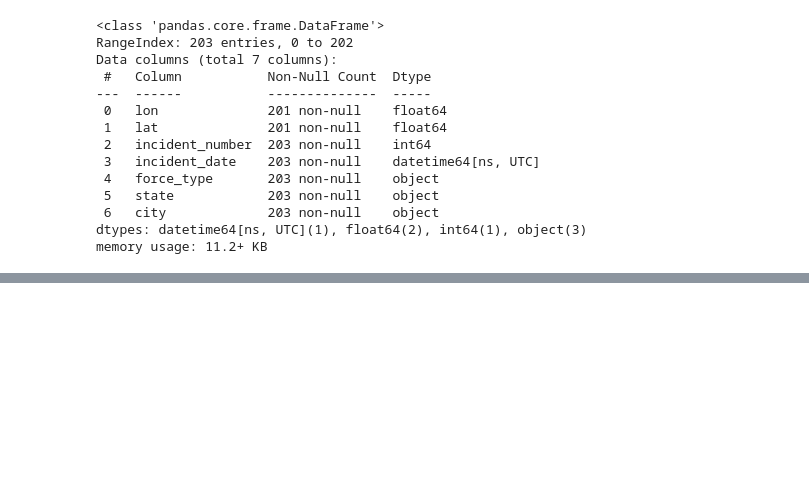
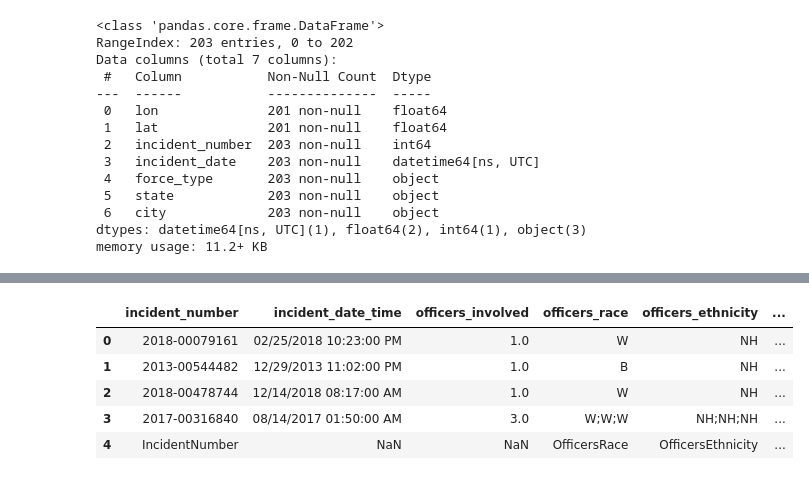
Before and after one commit to BloomTech-Labs/human-rights-first-ds-d, a Jupyter notebook: data/raw/to_merge/Untitled.ipynb, the cells around one changed output, grey strips where cells are left out. Cells and saved outputs as stored; diff of their text form; code cells hidden in the pictures; blank space fills up the shorter version.

```diff
--- a/data/raw/to_merge/Untitled.ipynb
+++ b/data/raw/to_merge/Untitled.ipynb
@@ -1259,0 +1359,4 @@ bend.to_csv(data_path / 'South_bend_clean.csv')
+# %%
+orl = read(data_path / 'Orlando_copy.csv')
+print(orl.shape)
+orl.head()
@@ -1259,0 +1392,31 @@ bend.to_csv(data_path / 'South_bend_clean.csv')
+# %%
+orl_drop = ['unnamed:_0',
+ 'incident_location',
+ 'officer_battered',
+ 'officer_injured',
+ 'officer_medical_treatment',
+ 'electronic_device_used',
+ 'chemical_agent_used',
+ 'tackle_take_down',
+ 'impact_weapons_used',
+ 'physical_strikes_made',
+ 'deflation_device_used',
+ 'k9_unit_involved',
+ 'offenders_involved',
+ 'offender_arrested',
+ 'offender_injured',
+ 'offender_medical_treatment',
+ 'witnesses_involved',
+ 'status',
+ 'location']
+# %%
+orl = orl.drop(columns=orl_drop)
+# %%
+orl.head()
+# %% [output]
+|  | incident_number | incident_date_time | officers_involved | officers_race | officers_ethnicity | ... |
+| 0 | 2018-00079161 | 02/25/2018 10:23:00 PM | 1.0 | W | NH | ... |
+| 1 | 2013-00544482 | 12/29/2013 11:02:00 PM | 1.0 | B | NH | ... |
+| 2 | 2018-00478744 | 12/14/2018 08:17:00 AM | 1.0 | W | NH | ... |
+| 3 | 2017-00316840 | 08/14/2017 01:50:00 AM | 3.0 | W;W;W | NH;NH;NH | ... |
+| 4 | IncidentNumber | NaN | NaN | OfficersRace | OfficersEthnicity | ... |
```
Also changed, not shown: parts of 19 cells of this notebook, 4 other files.
